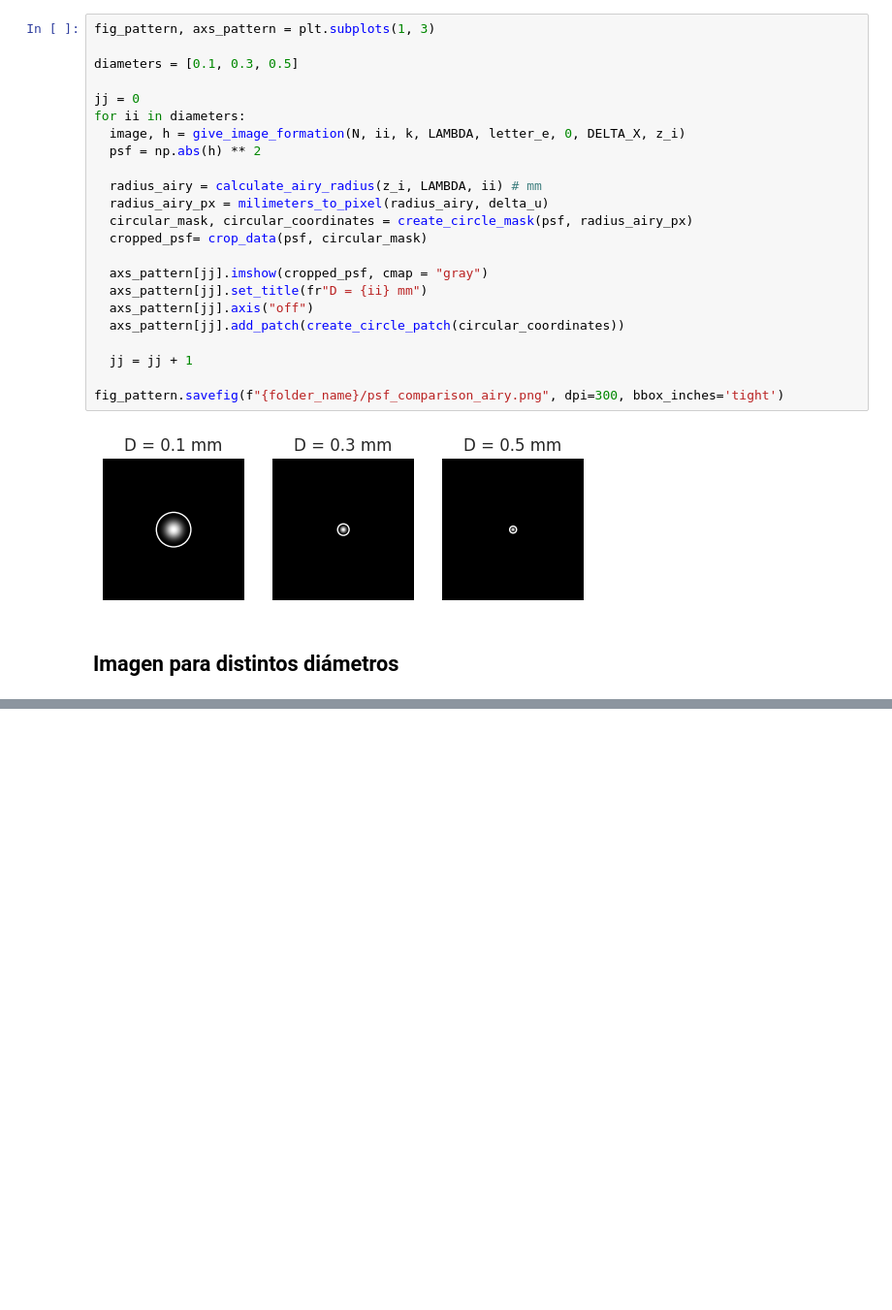
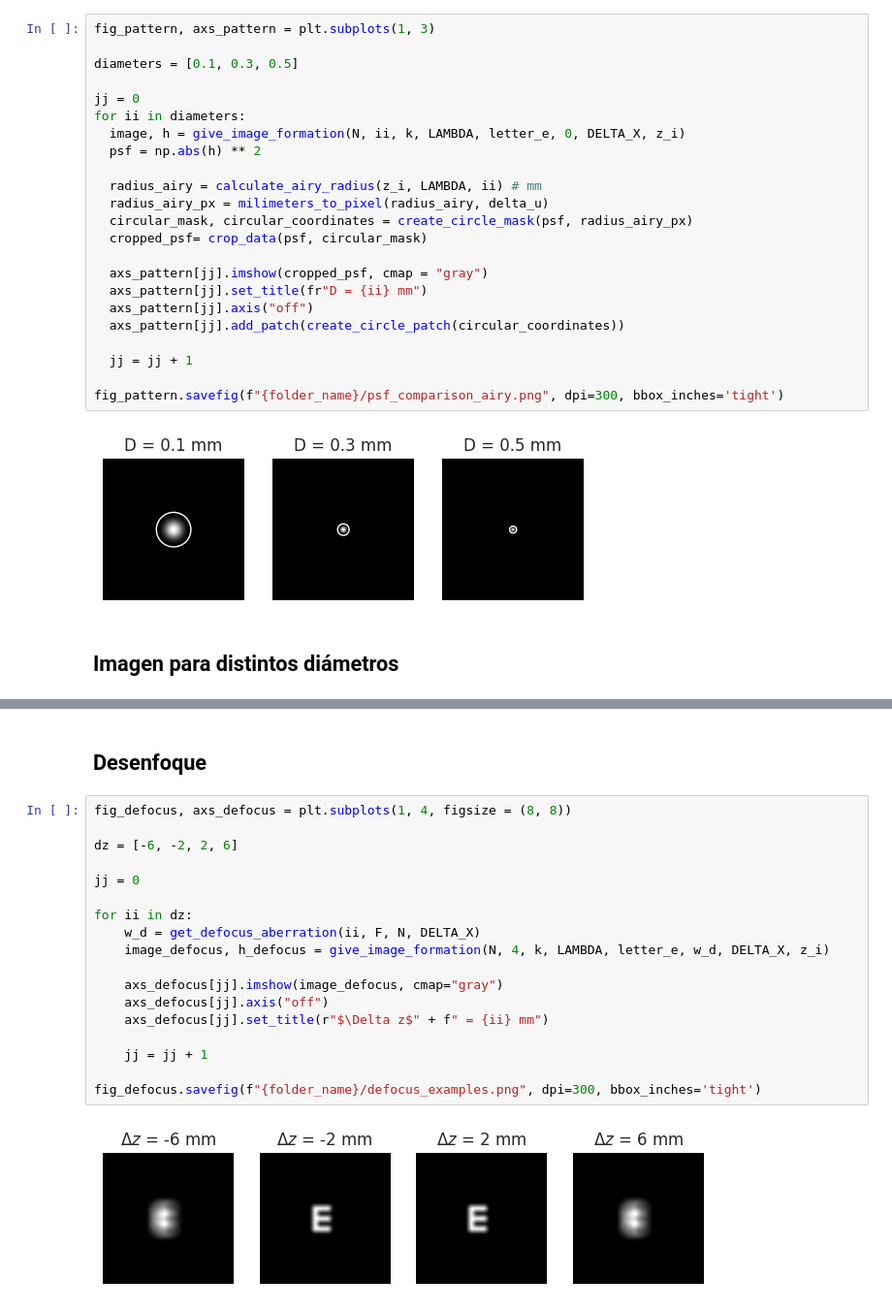
Before and after one commit to Miguel-Perdomo/fourier-optics, a Jupyter notebook: talleres/Taller02/taller02.ipynb, the cells around one changed output, grey strips where cells are left out. Shown at 97% size. Cells and saved outputs as stored; diff of their text form; blank space fills up the shorter version.

```diff
--- a/talleres/Taller02/taller02.ipynb
+++ b/talleres/Taller02/taller02.ipynb
@@ -607,0 +608,22 @@ fig_pattern.savefig(f"{folder_name}/no_aberration_examples.png", dpi=300, bbox_i
+# %% [markdown]
+## Desenfoque
+# %%
+fig_defocus, axs_defocus = plt.subplots(1, 4, figsize = (8, 8))
+
+dz = [-6, -2, 2, 6]
+
+jj = 0
+
+for ii in dz:
+    w_d = get_defocus_aberration(ii, F, N, DELTA_X)
+    image_defocus, h_defocus = give_image_formation(N, 4, k, LAMBDA, letter_e, w_d, DELTA_X, z_i)
+
+    axs_defocus[jj].imshow(image_defocus, cmap="gray")
+    axs_defocus[jj].axis("off")
+    axs_defocus[jj].set_title(r"$\Delta z$" + f" = {ii} mm")
+
+    jj = jj + 1
+
+fig_defocus.savefig(f"{folder_name}/defocus_examples.png", dpi=300, bbox_inches='tight')
+# %% [output]
+[figure, added]
```
Also changed, not shown: parts of 4 cells of this notebook.
